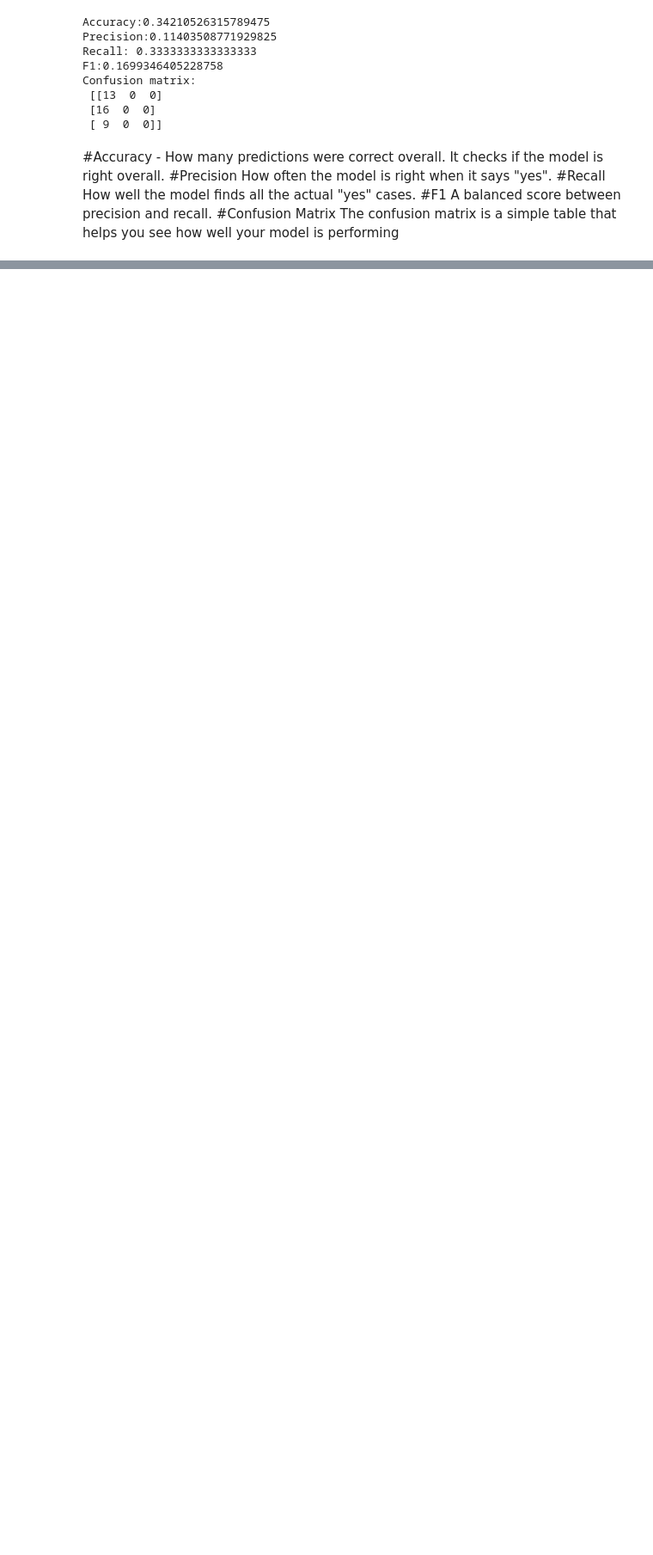
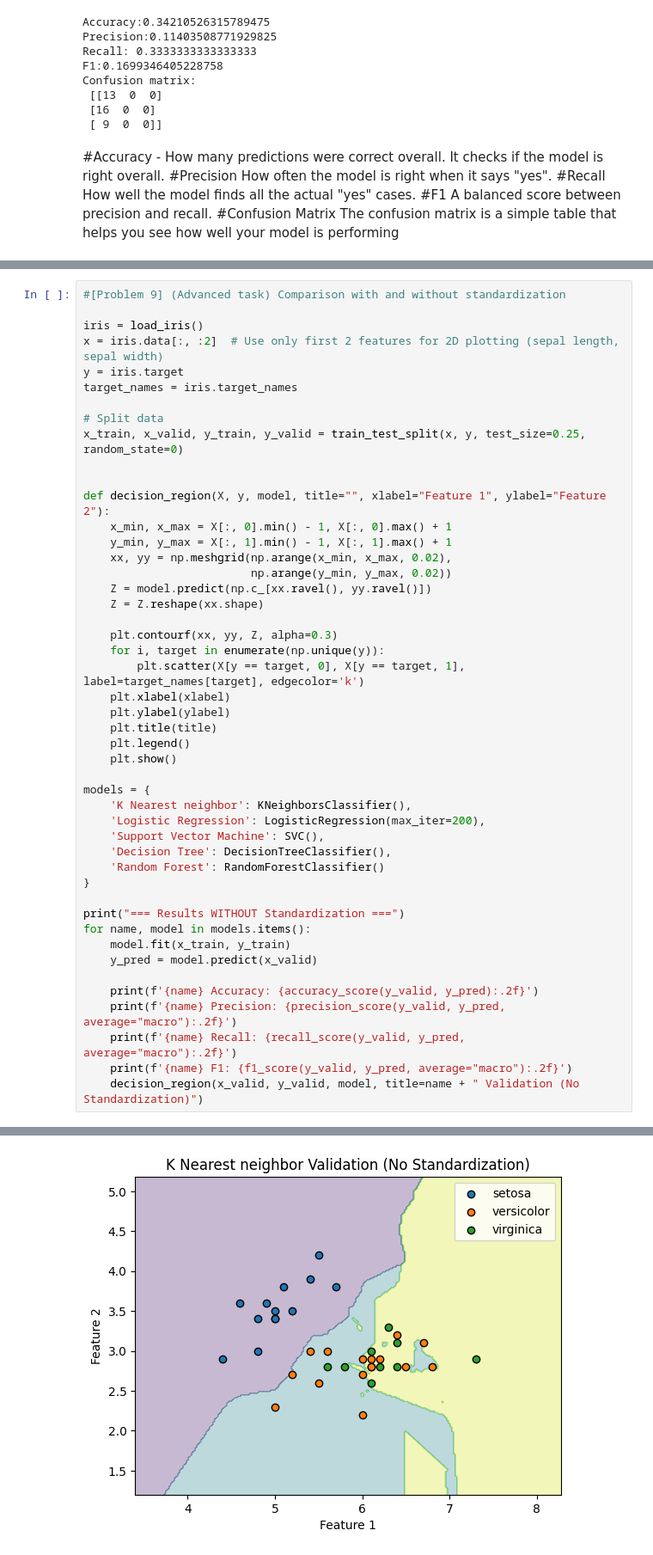
Before and after one commit to Cindy-eng/AI-Data-Engineer--Assignments, a Jupyter notebook: 14_Binary classification of iris/14_Binary_classification_of_iris.ipynb, the cells around one changed output, grey strips where cells are left out. Shown at 86% size. Cells and saved outputs as stored; diff of their text form; blank space fills up the shorter version.

```diff
--- a/14_Binary classification of iris/14_Binary_classification_of_iris.ipynb
+++ b/14_Binary classification of iris/14_Binary_classification_of_iris.ipynb
@@ -217,0 +266,48 @@ decision_region(x_valid_s, y_valid, kn3, title="3-NN Validation", xlabel=feature
+# %%
+#[Problem 9] (Advanced task) Comparison with and without standardization
+
+iris = load_iris()
+x = iris.data[:, :2]  # Use only first 2 features for 2D plotting (sepal length, sepal width)
+y = iris.target
+target_names = iris.target_names
+
+# Split data
+x_train, x_valid, y_train, y_valid = train_test_split(x, y, test_size=0.25, random_state=0)
+
+
+def decision_region(X, y, model, title="", xlabel="Feature 1", ylabel="Feature 2"):
+    x_min, x_max = X[:, 0].min() - 1, X[:, 0].max() + 1
+    y_min, y_max = X[:, 1].min() - 1, X[:, 1].max() + 1
+    xx, yy = np.meshgrid(np.arange(x_min, x_max, 0.02),
+                         np.arange(y_min, y_max, 0.02))
+    Z = model.predict(np.c_[xx.ravel(), yy.ravel()])
+    Z = Z.reshape(xx.shape)
+
+    plt.contourf(xx, yy, Z, alpha=0.3)
+    for i, target in enumerate(np.unique(y)):
+        plt.scatter(X[y == target, 0], X[y == target, 1], label=target_names[target], edgecolor='k')
+    plt.xlabel(xlabel)
+    plt.ylabel(ylabel)
+    plt.title(title)
+    plt.legend()
+    plt.show()
+
+models = {
+    'K Nearest neighbor': KNeighborsClassifier(),
+    'Logistic Regression': LogisticRegression(max_iter=200),
+    'Support Vector Machine': SVC(),
+    'Decision Tree': DecisionTreeClassifier(),
+    'Random Forest': RandomForestClassifier()
+}
+
+print("=== Results WITHOUT Standardization ===")
+for name, model in models.items():
+    model.fit(x_train, y_train)
+    y_pred = model.predict(x_valid)
+
+    print(f'{name} Accuracy: {accuracy_score(y_valid, y_pred):.2f}')
+    print(f'{name} Precision: {precision_score(y_valid, y_pred, average="macro"):.2f}')
+    print(f'{name} Recall: {recall_score(y_valid, y_pred, average="macro"):.2f}')
+    print(f'{name} F1: {f1_score(y_valid, y_pred, average="macro"):.2f}')
+    decision_region(x_valid, y_valid, model, title=name + " Validation (No Standardization)")
+# %% [output]
@@ -217,0 +319 @@ decision_region(x_valid_s, y_valid, kn3, title="3-NN Validation", xlabel=feature
+[figure, added]
```
Also changed, not shown: parts of 4 cells of this notebook.
